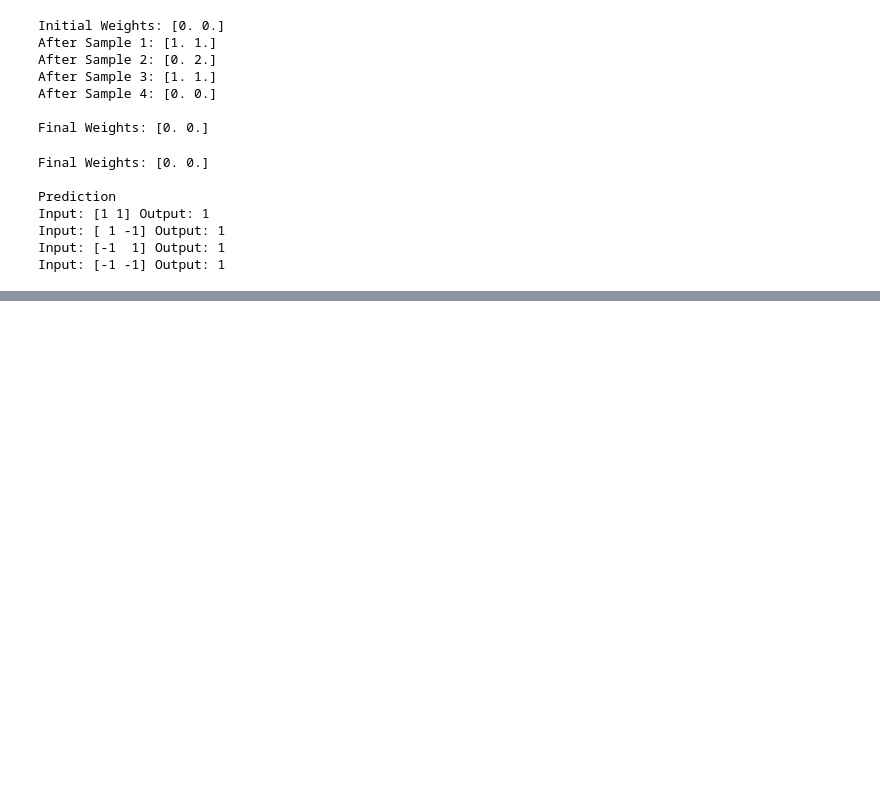
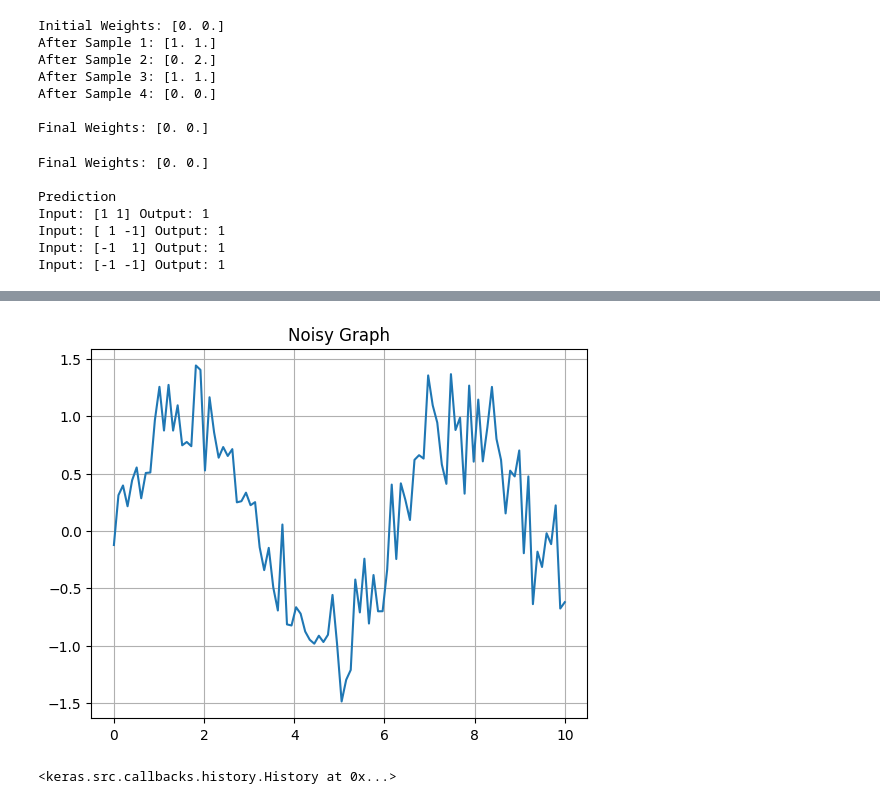
Before and after one commit to aniketbaghel9040-cyber/Basic_Hebb_Learning.ipynb, a Jupyter notebook: Basic_Hebb_Learning.ipynb, the cells around one changed output, grey strips where cells are left out. Drawn from its saved outputs; the diff is of its cells as text; code cells hidden in the pictures; blank space fills up the shorter version.

```diff
--- a/Basic_Hebb_Learning.ipynb
+++ b/Basic_Hebb_Learning.ipynb
@@ -73,0 +91,13 @@ Input: [-1 -1] Output: 1
+# %%
+# Add noise
+noise = np.random.normal(0, 0.3, 100)
+
+y_noisy = y + noise
+
+
+plt.plot(x, y_noisy)
+plt.title("Noisy Graph")
+plt.grid()
+plt.show()
+# %% [output]
+[figure, added]
@@ -73,0 +119,9 @@ Input: [-1 -1] Output: 1
+# %%
+model.fit(
+    x,
+    y_noisy,
+    epochs=100,
+    verbose=0
+)
+# %% [output]
+<keras.src.callbacks.history.History at 0x...>
```
Also changed, not shown: parts of 5 cells of this notebook.
